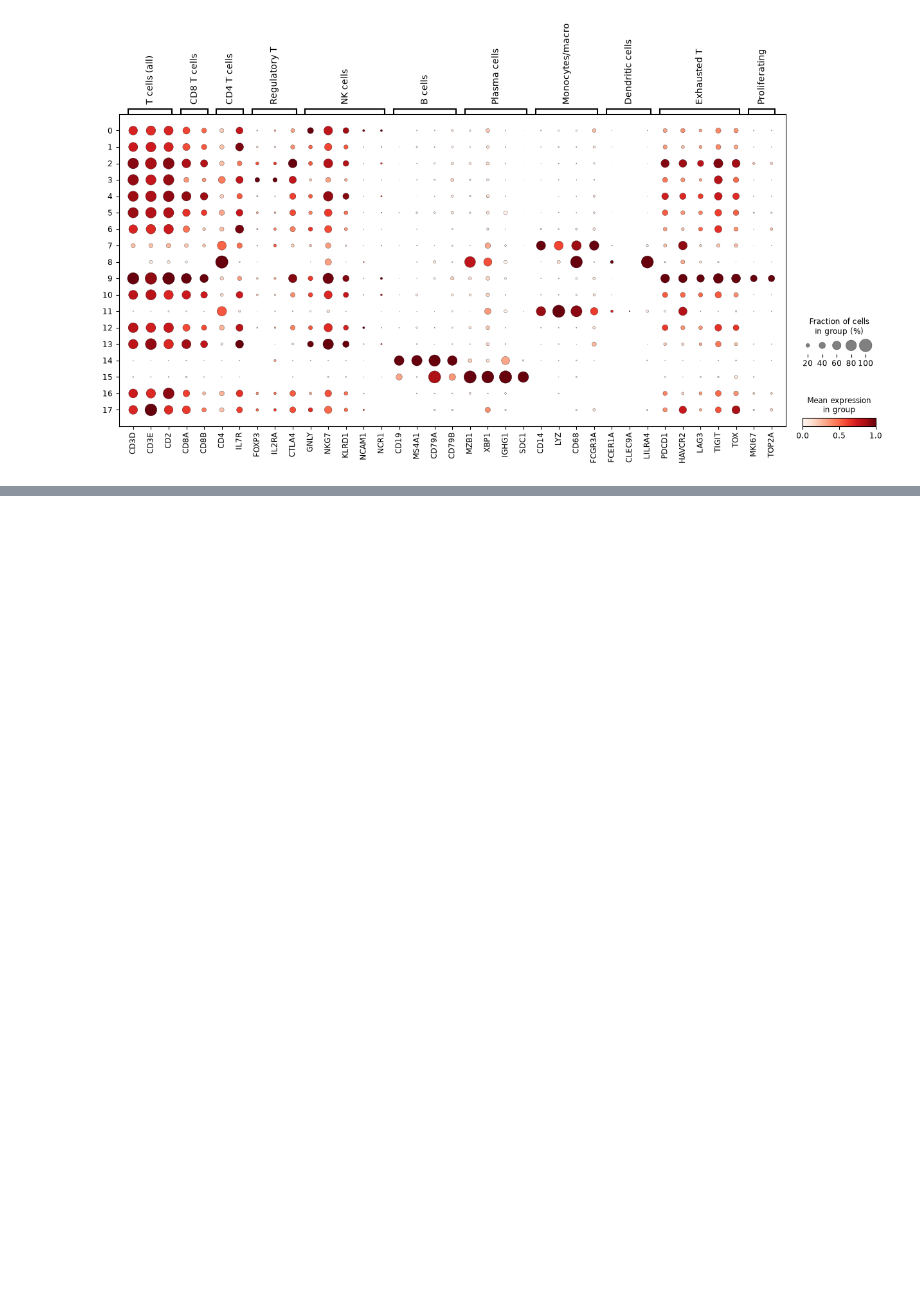
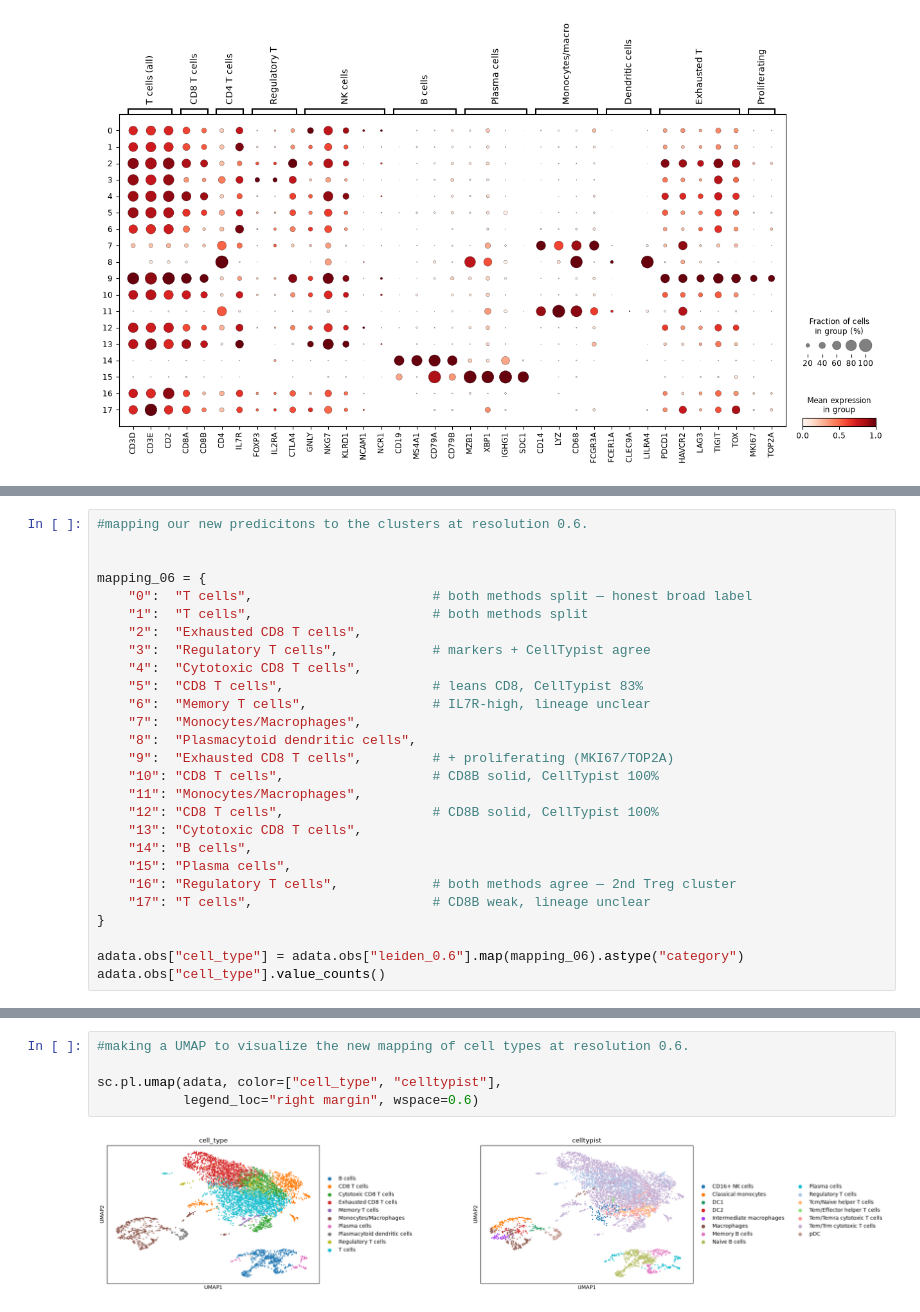
Before and after one commit to ZoeTamar-bio/technion_internship, a Jupyter notebook: 02_Annotation.ipynb, the cells around one changed output, grey strips where cells are left out. Cells and saved outputs as stored; diff of their text form; blank space fills up the shorter version.

```diff
--- a/02_Annotation.ipynb
+++ b/02_Annotation.ipynb
@@ -367,0 +406,27 @@ pd.crosstab(adata.obs["leiden_0.6"], adata.obs["celltypist"])
+# %%
+#mapping our new predicitons to the clusters at resolution 0.6.
+
+
+mapping_06 = {
+    "0":  "T cells",                       # both methods split — honest broad label
+    "1":  "T cells",                       # both methods split
+    "2":  "Exhausted CD8 T cells",
+    "3":  "Regulatory T cells",            # markers + CellTypist agree
+    "4":  "Cytotoxic CD8 T cells",
+    "5":  "CD8 T cells",                   # leans CD8, CellTypist 83%
+    "6":  "Memory T cells",                # IL7R-high, lineage unclear
+    "7":  "Monocytes/Macrophages",
+    "8":  "Plasmacytoid dendritic cells",
+    "9":  "Exhausted CD8 T cells",         # + proliferating (MKI67/TOP2A)
+    "10": "CD8 T cells",                   # CD8B solid, CellTypist 100%
+    "11": "Monocytes/Macrophages",
+    "12": "CD8 T cells",                   # CD8B solid, CellTypist 100%
+    "13": "Cytotoxic CD8 T cells",
+    "14": "B cells",
+    "15": "Plasma cells",
+    "16": "Regulatory T cells",            # both methods agree — 2nd Treg cluster
+    "17": "T cells",                       # CD8B weak, lineage unclear
+}
+
+adata.obs["cell_type"] = adata.obs["leiden_0.6"].map(mapping_06).astype("category")
+adata.obs["cell_type"].value_counts()
@@ -367,0 +446,7 @@ pd.crosstab(adata.obs["leiden_0.6"], adata.obs["celltypist"])
+# %%
+#making a UMAP to visualize the new mapping of cell types at resolution 0.6.
+
+sc.pl.umap(adata, color=["cell_type", "celltypist"],
+           legend_loc="right margin", wspace=0.6)
+# %% [output]
+[figure, added]
```
Also changed, not shown: parts of 15 cells of this notebook.
